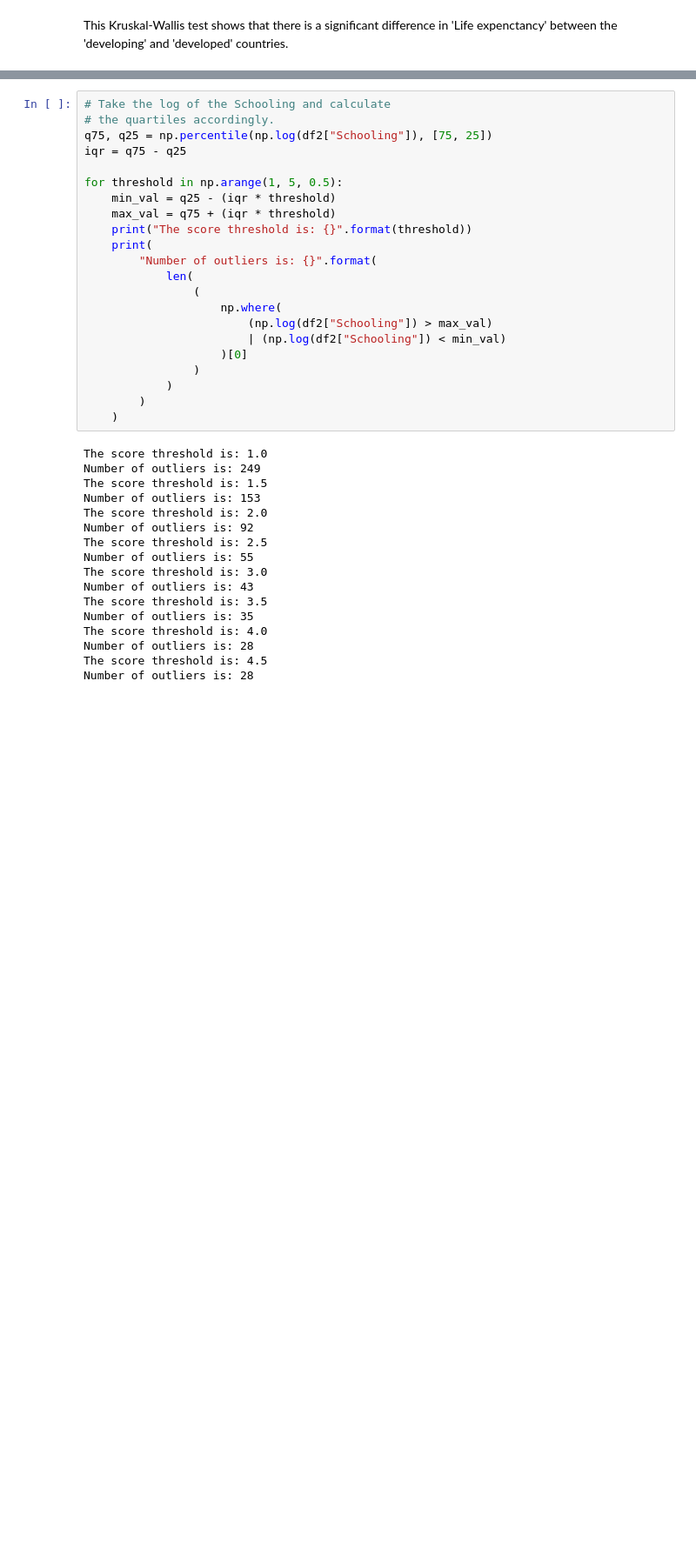
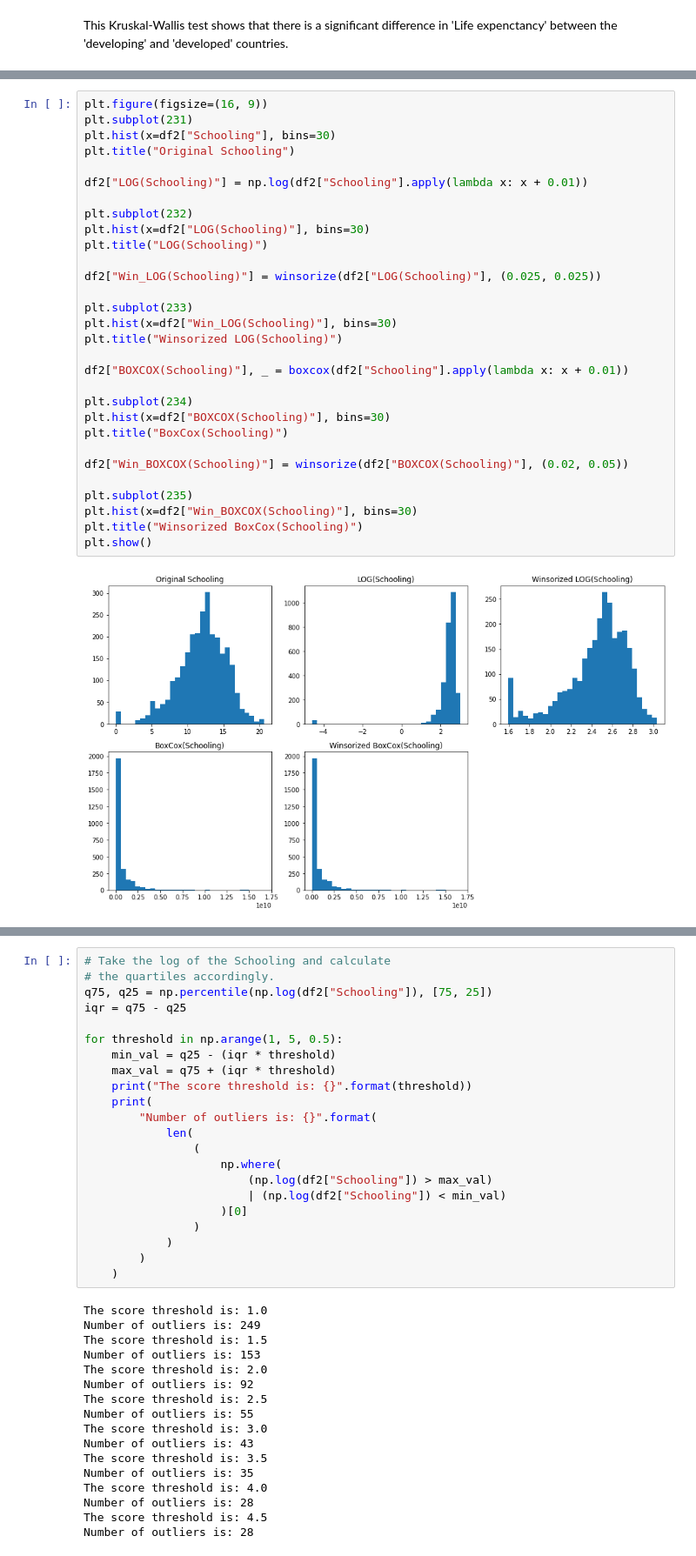
Before and after one commit to Ninjaneer1/theWorks, a Jupyter notebook: Challenge.ipynb, the cells around one changed output, grey strips where cells are left out. Shown at 87% size. Cells and saved outputs as stored; diff of their text form; blank space fills up the shorter version.

```diff
--- a/Challenge.ipynb
+++ b/Challenge.ipynb
@@ -306,0 +302,32 @@ plt.show()
+# %%
+plt.figure(figsize=(16, 9))
+plt.subplot(231)
+plt.hist(x=df2["Schooling"], bins=30)
+plt.title("Original Schooling")
+
+df2["LOG(Schooling)"] = np.log(df2["Schooling"].apply(lambda x: x + 0.01))
+
+plt.subplot(232)
+plt.hist(x=df2["LOG(Schooling)"], bins=30)
+plt.title("LOG(Schooling)")
+
+df2["Win_LOG(Schooling)"] = winsorize(df2["LOG(Schooling)"], (0.025, 0.025))
+
+plt.subplot(233)
+plt.hist(x=df2["Win_LOG(Schooling)"], bins=30)
+plt.title("Winsorized LOG(Schooling)")
+
+df2["BOXCOX(Schooling)"], _ = boxcox(df2["Schooling"].apply(lambda x: x + 0.01))
+
+plt.subplot(234)
+plt.hist(x=df2["BOXCOX(Schooling)"], bins=30)
+plt.title("BoxCox(Schooling)")
+
+df2["Win_BOXCOX(Schooling)"] = winsorize(df2["BOXCOX(Schooling)"], (0.02, 0.05))
+
+plt.subplot(235)
+plt.hist(x=df2["Win_BOXCOX(Schooling)"], bins=30)
+plt.title("Winsorized BoxCox(Schooling)")
+plt.show()
+# %% [output]
+[figure, added]
```
Also changed, not shown: parts of 24 cells of this notebook, 2 other files.
